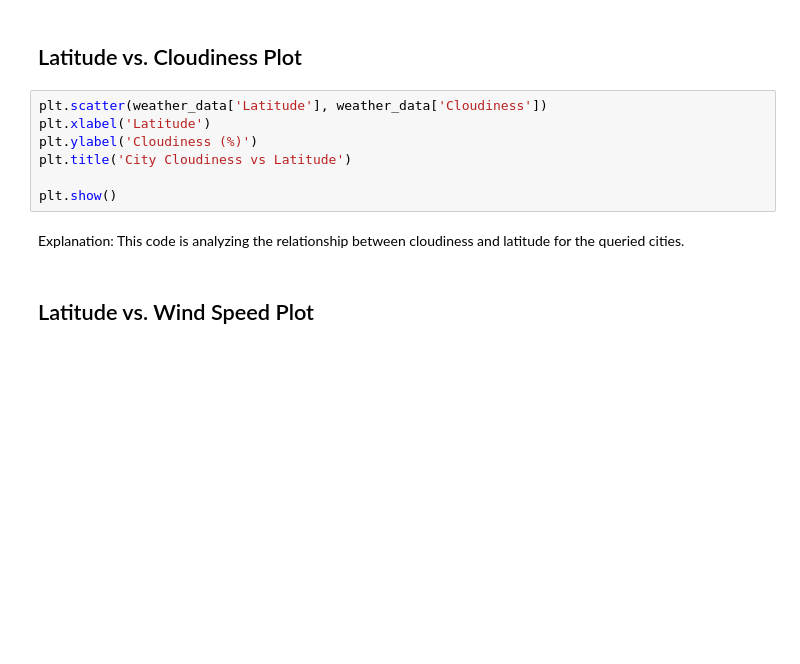
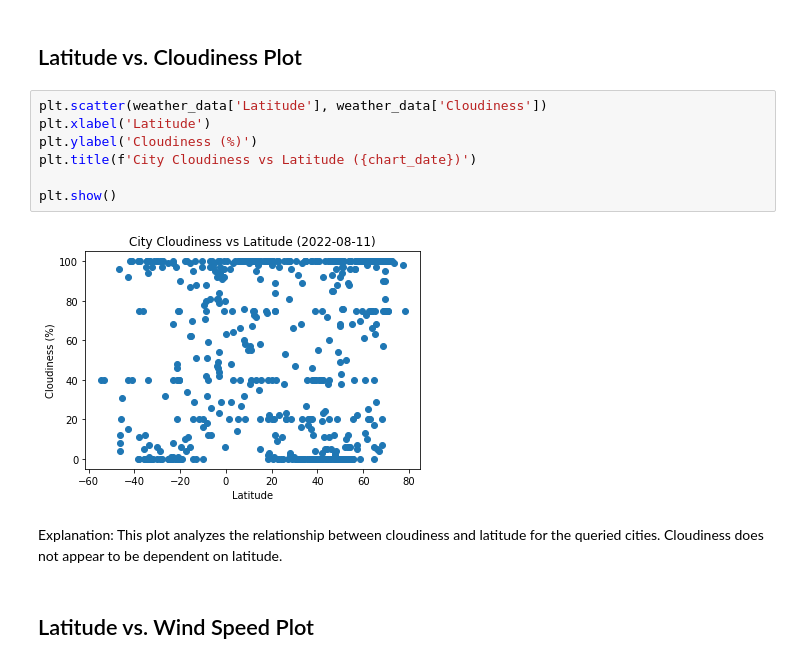
Before and after one commit to j-eikens/python-api-challenge, a Jupyter notebook: WeatherPY.ipynb, the cells around one changed output. Cells and saved outputs as stored; diff of their text form; blank space fills up the shorter version.

```diff
--- a/WeatherPY.ipynb
+++ b/WeatherPY.ipynb
@@ -159,12 +206,14 @@ Explanation: This code is analyzing the relationship between humidity and latitu
 # %%
 plt.scatter(weather_data['Latitude'], weather_data['Cloudiness'])
 plt.xlabel('Latitude')
 plt.ylabel('Cloudiness (%)')
-plt.title('City Cloudiness vs Latitude')
+plt.title(f'City Cloudiness vs Latitude ({chart_date})')
 
 plt.show()
+# %% [output]
+[figure, added]
 # %% [markdown]
-Explanation: This code is analyzing the relationship between cloudiness and latitude for the queried cities.
+Explanation: This plot analyzes the relationship between cloudiness and latitude for the queried cities. Cloudiness does not appear to be dependent on latitude.
 # %% [markdown]
 ## Latitude vs. Wind Speed Plot
 # %%
```
Also changed, not shown: parts of 21 cells of this notebook, 1 other file.
